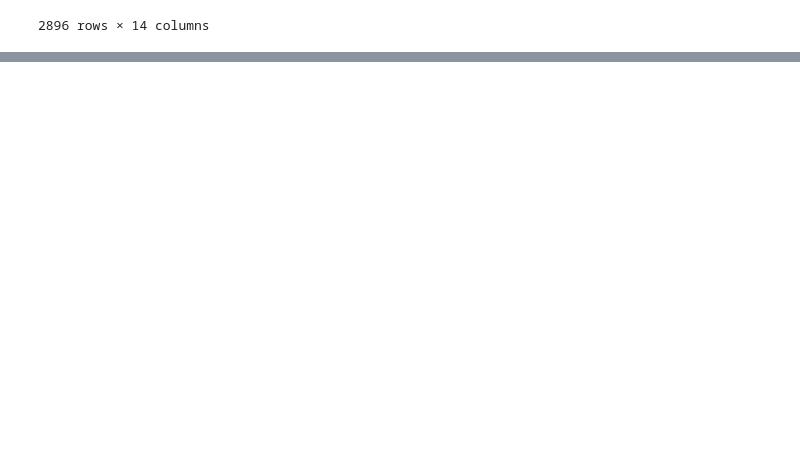
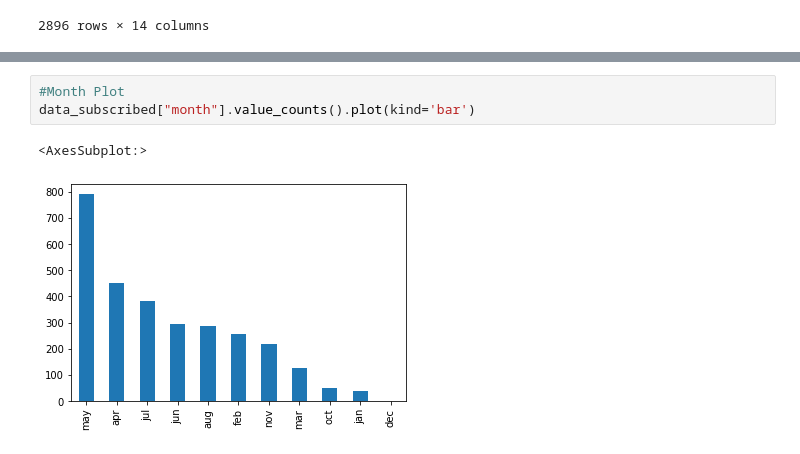
Before and after one commit to alyssaolivia/1mcXaqZGTgcawuPb, a Jupyter notebook: Term Marketing.ipynb, the cells around one changed output, grey strips where cells are left out. Saved outputs shown, nothing was run; the diff lists cells and outputs as text; blank space fills up the shorter version.

```diff
--- a/Term Marketing.ipynb
+++ b/Term Marketing.ipynb
@@ -92,0 +106,6 @@ data_subscribed.describe()
+# %%
+#Month Plot
+data_subscribed["month"].value_counts().plot(kind='bar')
+# %% [output]
+<AxesSubplot:>
+[figure, added]
```
Also changed, not shown: parts of 11 cells of this notebook.
